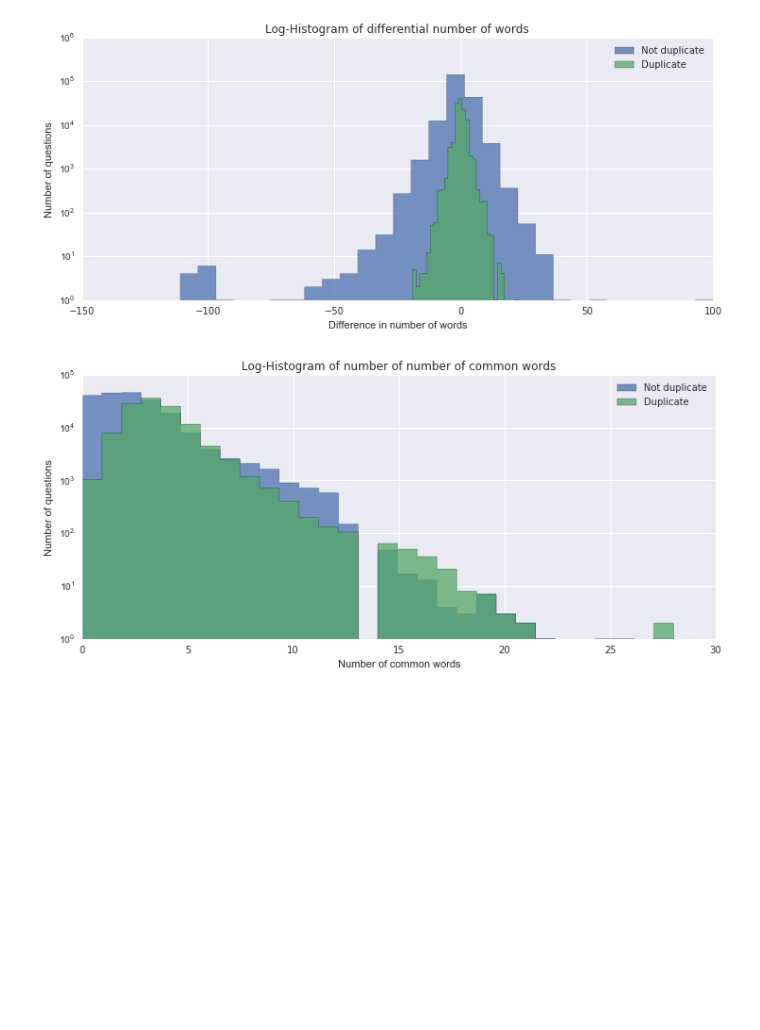
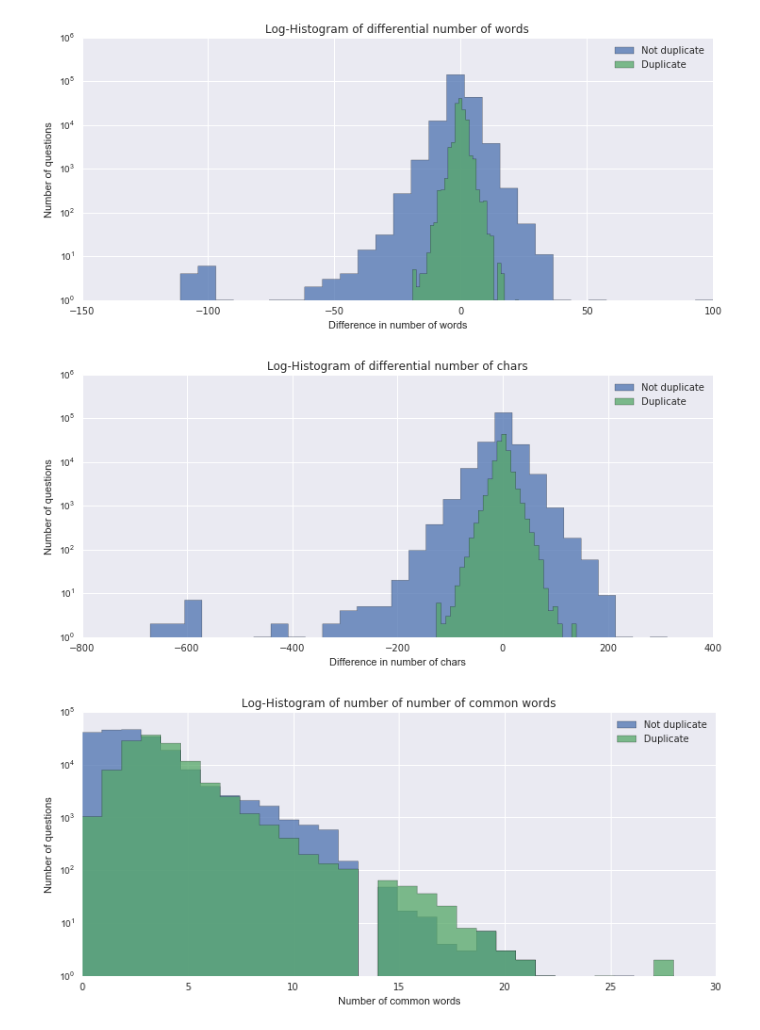
Before and after one commit to adammalpass/quora_duplicates, a Jupyter notebook: quora_duplicates.ipynb, the cells around one changed output. Cells and saved outputs as stored; diff of their text form; code cells hidden in the pictures; blank space fills up the shorter version.

Commit message:
Add histogram to show distribution of duplicate/non-duplicate questions for diff_num_chars feature

```diff
--- a/quora_duplicates.ipynb
+++ b/quora_duplicates.ipynb
@@ -190,6 +190,21 @@ plt.legend()
 print
 # %% [output]
 [figure]
+# %%
+### Visualisation - plot histogram showing how distrubtion of differential number of chars between both questions
+### varies between duplicate and non-duplicate questions ###
+
+plt.figure(figsize=(12, 5))
+plt.hist(X_train["diff_num_chars"][y_train == 0], bins=30, histtype="stepfilled", alpha = 0.75,label="Not duplicate")
+plt.hist(X_train["diff_num_chars"][y_train == 1], bins=30, histtype="stepfilled", alpha = 0.75, label="Duplicate")
+plt.yscale('log', nonposy='clip')
+plt.title('Log-Histogram of differential number of chars')
+plt.xlabel('Difference in number of chars')
+plt.ylabel('Number of questions')
+plt.legend()
+print
+# %% [output]
+[figure, added]
 # %%
 ### Visualisation - plot histogram showing how distrubtion of number of common words between both questions
 ### varies between duplicate and non-duplicate questions ###
```
